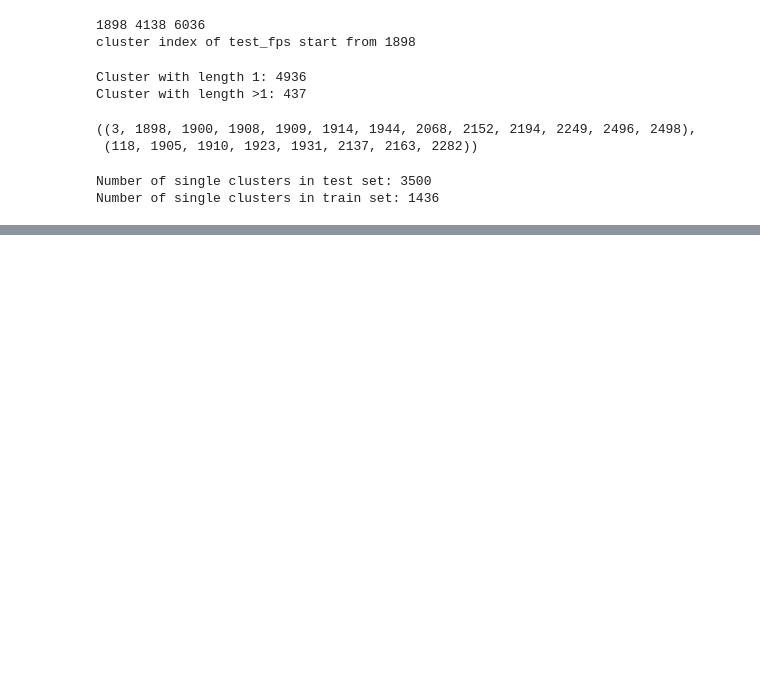
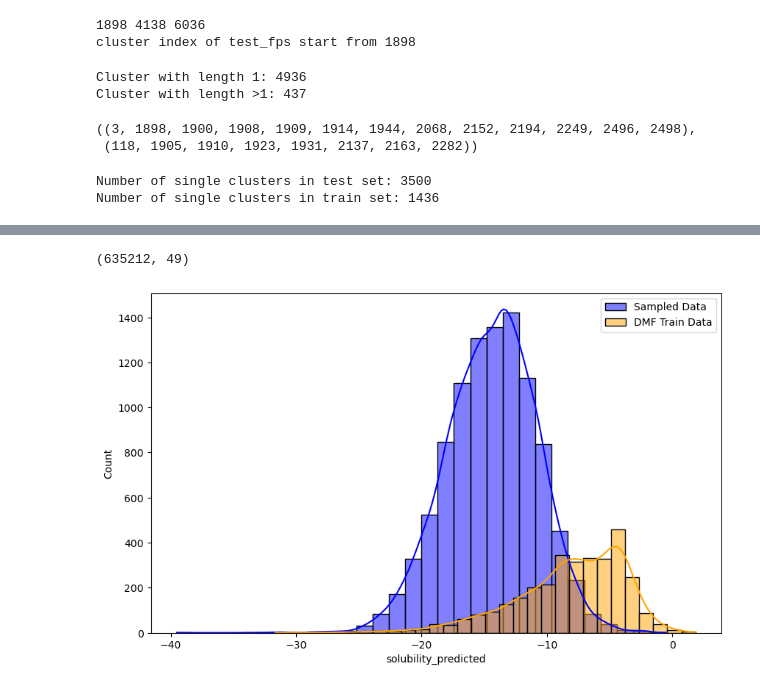
Before and after one commit to Nanta-Sp/Solv_GNN_SSD, a Jupyter notebook: notebooks/data.py.ipynb, the cells around one changed output, grey strips where cells are left out. Drawn from its saved outputs; the diff is of its cells as text; code cells hidden in the pictures; blank space fills up the shorter version.

```diff
--- a/notebooks/data.py.ipynb
+++ b/notebooks/data.py.ipynb
@@ -1223,0 +1236,4 @@ Number of single clusters in train set: 1436
+# %%
+dfdmf_train = pd.read_csv('/home/nanta/Solv_GNN_SSD/data/DMF_as_solvent/Solv_GNN_SSD_train_DMF_as_solvent.csv')
+print(dfdmf_train.shape)
+print(dfdmf_train.columns)
@@ -1223,0 +1255,20 @@ Number of single clusters in train set: 1436
+# %%
+# deploymnet data
+dff2 = pd.read_csv('/home/nanta/Redox_mediator_screening/data/Filtered_data/filter2.csv.gz', compression='gzip')
+print(dff2.shape)
+# %% [output]
+(635212, 49)
+# %%
+# sample 1000 molecules from dff2
+dff2_sample = dff2.sample(n=10000, random_state=42).reset_index(drop=True)
+
+# plot distribution of 'solubility_predicted'
+import seaborn as sns
+import matplotlib.pyplot as plt
+plt.figure(figsize=(10, 6))
+sns.histplot(dff2_sample['solubility_predicted'], bins=30, kde=True, color='blue', label='Sampled Data', alpha=0.5)
+sns.histplot(dfdmf_train['DGsolv'], bins=30, kde=True, color='orange', label='DMF Train Data', alpha=0.5)
+plt.legend()
+plt.show()
+# %% [output]
+[figure, added]
```
Also changed, not shown: parts of 16 cells of this notebook, 14 other files.
